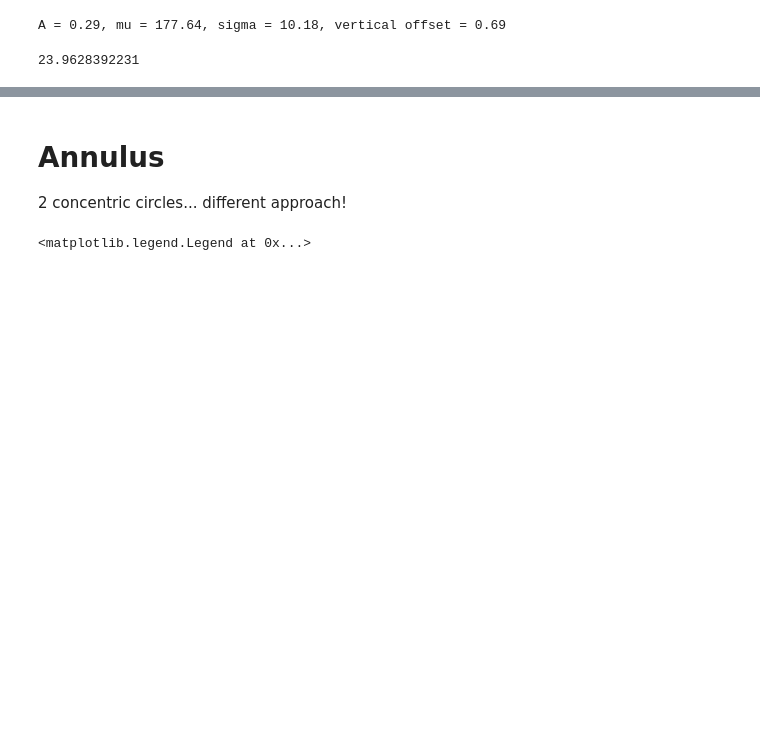
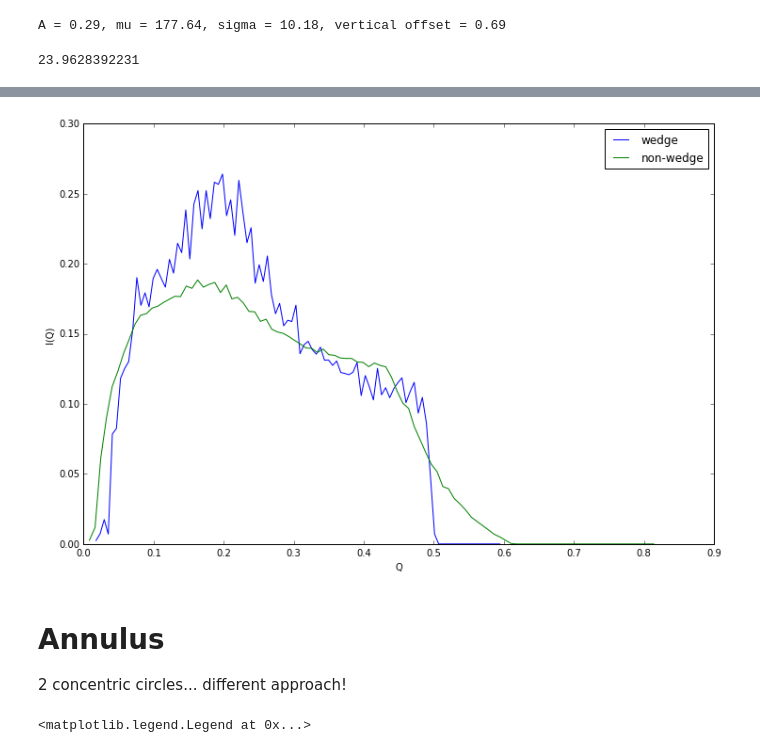
Before and after one commit to ricleal/PythonCode, a Jupyter notebook: SANS/Anisotropic/Find wedges.ipynb, the cells around one changed output, grey strips where cells are left out. Drawn from its saved outputs; the diff is of its cells as text; code cells hidden in the pictures; blank space fills up the shorter version.

Commit message:
commit backup 1d plot working

```diff
--- a/SANS/Anisotropic/Find wedges.ipynb
+++ b/SANS/Anisotropic/Find wedges.ipynb
@@ -185,14 +189,3 @@ fwhm_value = fwhm(coeff[2])
 print(fwhm_value)
 # %% [output]
 23.9628392231
-# %%
-#
-# Todo! Plot the coeffs
-#
-angle = np.arctan2(X,Y)
-angle = np.rad2deg(angle)
-#plt.pcolormesh(X, Y, angle)
-
-angle[(angle > coeff[1] - 1) & (angle < coeff[1] + 1)] = 0
-plt.imshow(angle,origin='lower')
-plt.colorbar()
@@ -201,0 +192,70 @@ plt.colorbar()
+# %%
+def radial_average(data_x, data_y, data_z,
+                   n_bins_angle=100,
+                   max_radius = np.inf, # Q
+                   center_angle=0, # degrees
+                   width_angle=20,  # degrees
+                  ):
+    # Radius is Q
+    radius = np.linalg.norm(np.column_stack((data_x, data_y)), axis=1)
+
+    angle = np.arctan2(data_y, data_x)
+    angle = np.rad2deg(angle)
+    # make it integer from 0 to 360
+    angle = np.round(angle).astype(int) + 180
+
+    center_angle %= 360
+
+#     # normalize data to 1
+#     data_z = (data_z - data_z.min()) / (data_z.max() - data_z.min())
+#     data_z = (data_z)**(1/2)
+
+    # Let's limit
+    # Radius
+    angle = angle[radius <= max_radius]
+    data_z =data_z[radius <= max_radius]
+    radius = radius[radius <= max_radius]
+    # angle
+    angle_cond = ((angle >= center_angle - width_angle/2) & \
+                  (angle <= center_angle + width_angle/2)) | \
+                  ((angle >= (center_angle + 180) - (width_angle + 180)/2) & \
+                   (angle <= (center_angle + 180) + (width_angle + 180)/2))
+
+    angle = angle[angle_cond]
+    data_z =data_z[angle_cond]
+    radius = radius[angle_cond]
+
+
+    H, xedges, binnumber = stats.binned_statistic(radius,
+                                                  data_z,
+                                       bins=n_bins_angle,
+                                       statistic='mean')
+
+    xedges_width = (xedges[1] - xedges[0])
+    xedges_center = xedges[1:] - xedges_width / 2
+
+
+
+    xedges_center = np.linspace(np.amin(xedges_center), np.amax(xedges_center), len(xedges_center))
+
+    return H, xedges_center
+
+H, x = radial_average(data_x, data_y, data_z,
+                      n_bins_angle=100,
+                      max_radius = np.inf, # Q
+                      center_angle=coeff[1]+180, # degrees
+                      width_angle=3*coeff[2])
+
+plt.plot(x,H,label="wedge")
+plt.xlabel("Q")
+plt.ylabel("I(Q)")
+
+H, x = radial_average(data_x, data_y, data_z,
+                      n_bins_angle=100,
+                      max_radius = np.inf, # Q
+                      center_angle=coeff[1], # degrees
+                      width_angle=180-3*coeff[2])
+
+plt.plot(x,H,label="non-wedge")
+plt.legend()
+# %% [output]
@@ -202,3 +263,4 @@ plt.colorbar()
+[figure, added]
 # %% [markdown]
 # Annulus
 
```
Also changed, not shown: parts of 6 cells of this notebook.
